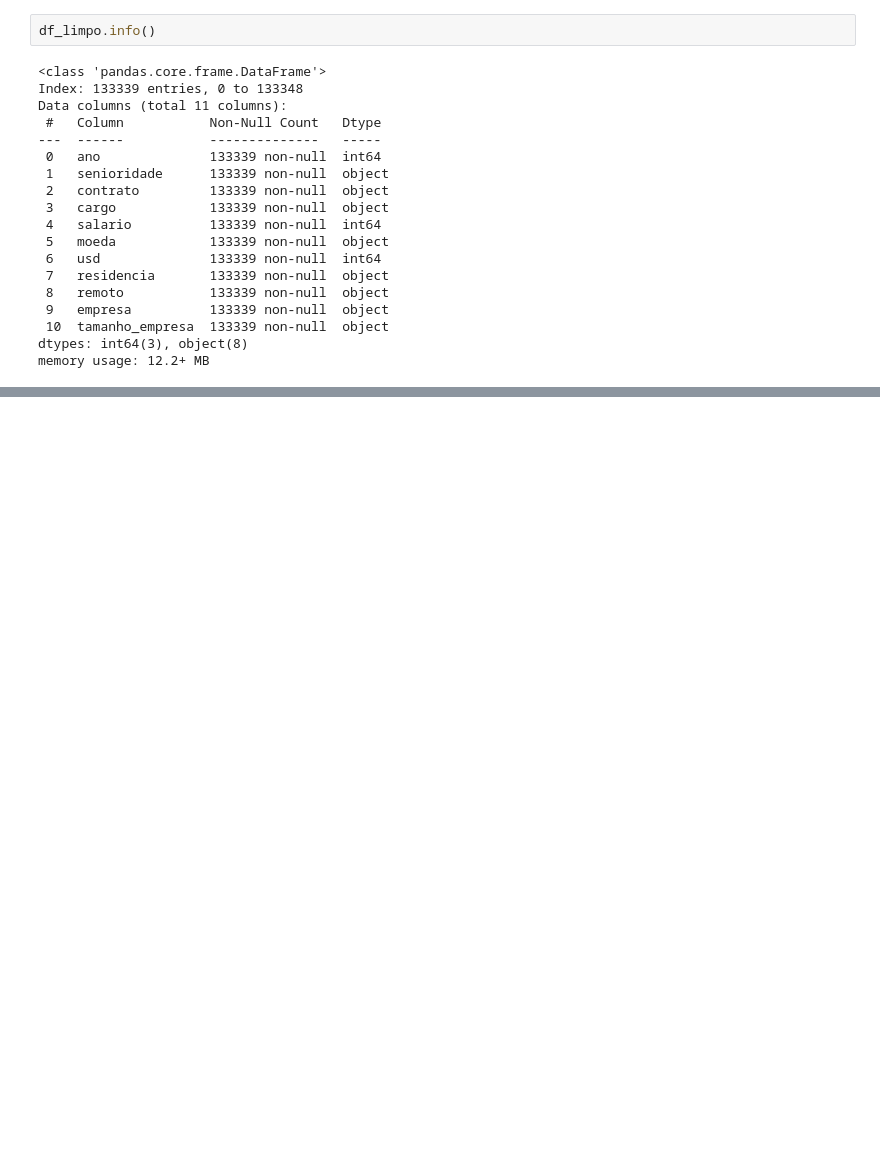
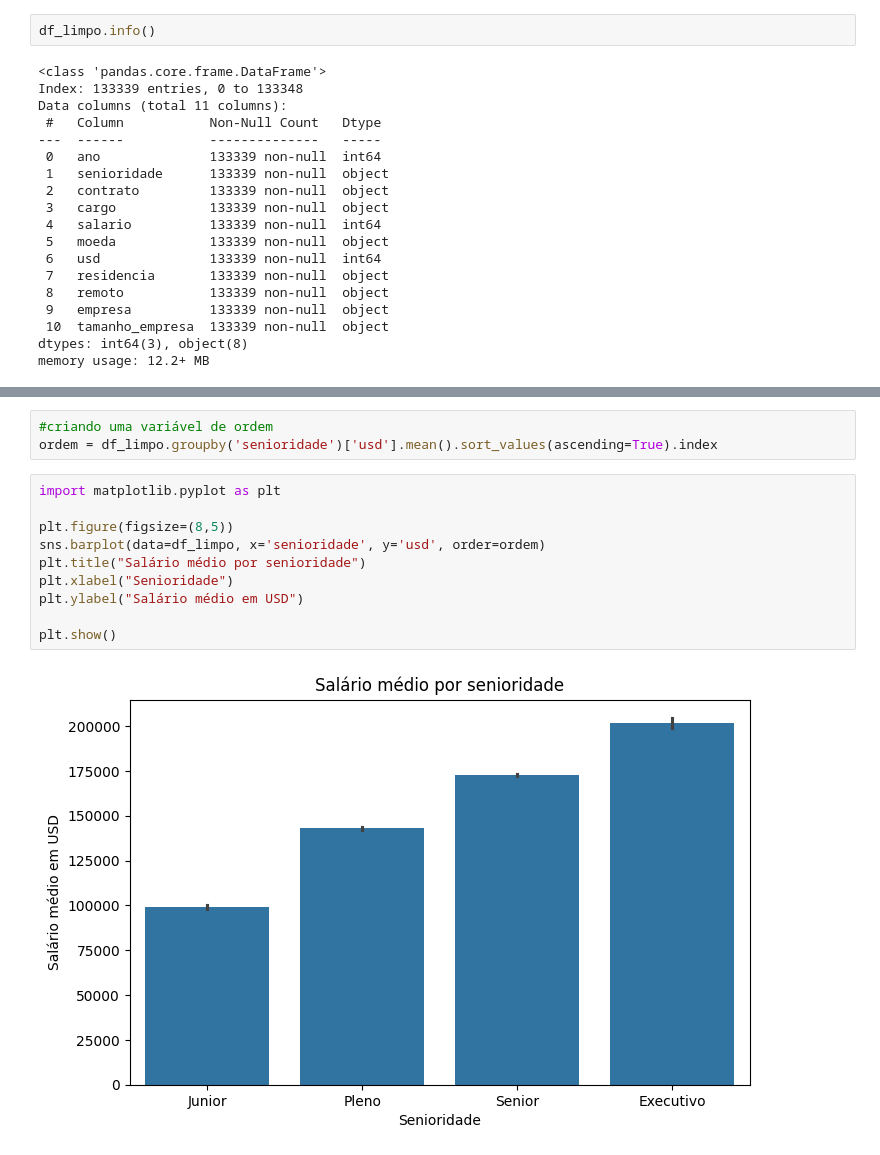
Before and after one commit to PrangeGabriel/Imersao-de-dados-python, a Jupyter notebook: Imersão_de_dados_com_python.ipynb, the cells around one changed output, grey strips where cells are left out. Drawn from its saved outputs; the diff is of its cells as text; blank space fills up the shorter version.

```diff
--- a/Imersão_de_dados_com_python.ipynb
+++ b/Imersão_de_dados_com_python.ipynb
@@ -411,0 +462,15 @@ memory usage: 12.2+ MB
+# %%
+#criando uma variável de ordem
+ordem = df_limpo.groupby('senioridade')['usd'].mean().sort_values(ascending=True).index
+# %%
+import matplotlib.pyplot as plt
+
+plt.figure(figsize=(8,5))
+sns.barplot(data=df_limpo, x='senioridade', y='usd', order=ordem)
+plt.title("Salário médio por senioridade")
+plt.xlabel("Senioridade")
+plt.ylabel("Salário médio em USD")
+
+plt.show()
+# %% [output]
+[figure, added]
```
Also changed, not shown: parts of 14 cells of this notebook.
